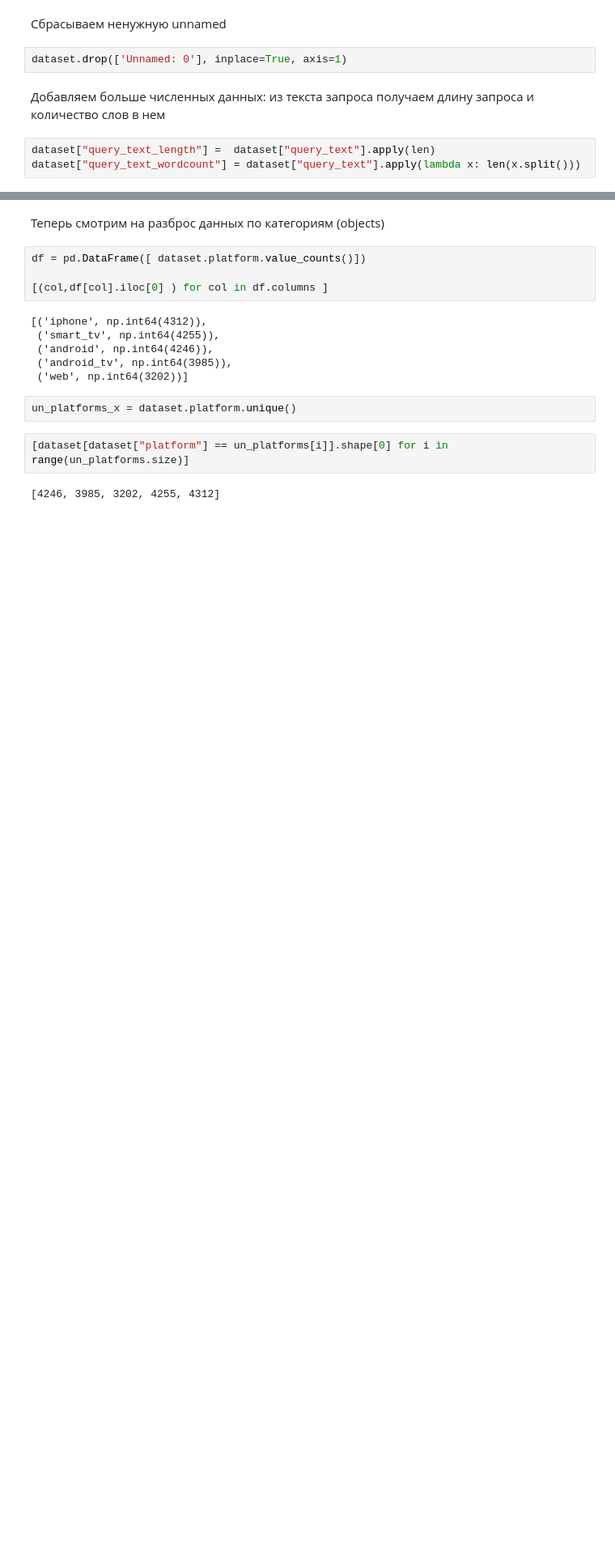
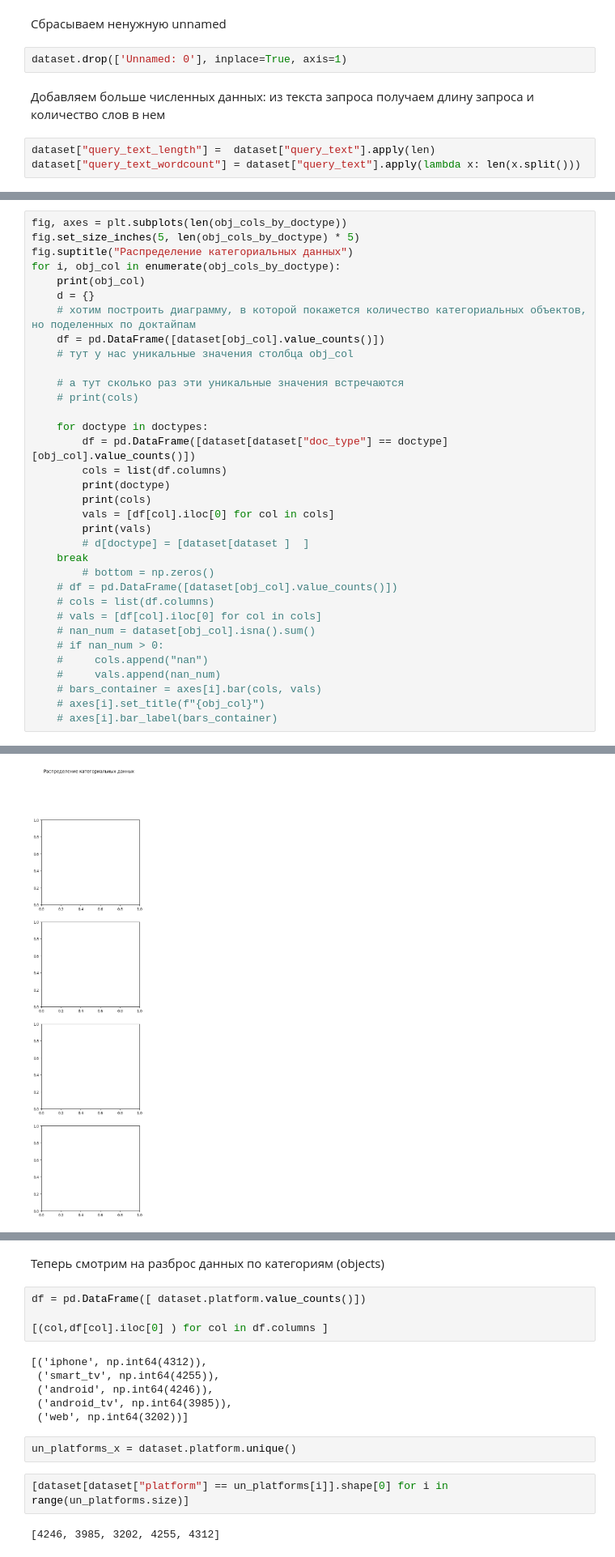
Before and after one commit to jian-shi1/vk-product-analyst-intern-test-task, a Jupyter notebook: task3_vitalii_antipovich.ipynb, the cells around one changed output, grey strips where cells are left out. Shown: that part at 81% size. Drawn from its saved outputs; the diff is of its cells as text; blank space fills up the shorter version.

```diff
--- a/task3_vitalii_antipovich.ipynb
+++ b/task3_vitalii_antipovich.ipynb
@@ -85,0 +122,35 @@ for i, obj_col in enumerate(obj_cols):
+# %%
+fig, axes = plt.subplots(len(obj_cols_by_doctype))
+fig.set_size_inches(5, len(obj_cols_by_doctype) * 5)
+fig.suptitle("Распределение категориальных данных")
+for i, obj_col in enumerate(obj_cols_by_doctype):
+    print(obj_col)
+    d = {}
+    # хотим построить диаграмму, в которой покажется количество категориальных объектов, но поделенных по доктайпам
+    df = pd.DataFrame([dataset[obj_col].value_counts()])
+    # тут у нас уникальные значения столбца obj_col
+
+    # а тут сколько раз эти уникальные значения встречаются
+    # print(cols)
+
+    for doctype in doctypes:
+        df = pd.DataFrame([dataset[dataset["doc_type"] == doctype] [obj_col].value_counts()])
+        cols = list(df.columns)
+        print(doctype)
+        print(cols)
+        vals = [df[col].iloc[0] for col in cols]
+        print(vals)
+        # d[doctype] = [dataset[dataset ]  ]
+    break
+        # bottom = np.zeros()
+    # df = pd.DataFrame([dataset[obj_col].value_counts()])
+    # cols = list(df.columns)
+    # vals = [df[col].iloc[0] for col in cols]
+    # nan_num = dataset[obj_col].isna().sum()
+    # if nan_num > 0:
+    #     cols.append("nan")
+    #     vals.append(nan_num)
+    # bars_container = axes[i].bar(cols, vals)
+    # axes[i].set_title(f"{obj_col}")
+    # axes[i].bar_label(bars_container)
+# %% [output]
@@ -85,0 +170 @@ for i, obj_col in enumerate(obj_cols):
+[figure, added]
```
Also changed, not shown: parts of 13 cells of this notebook.
